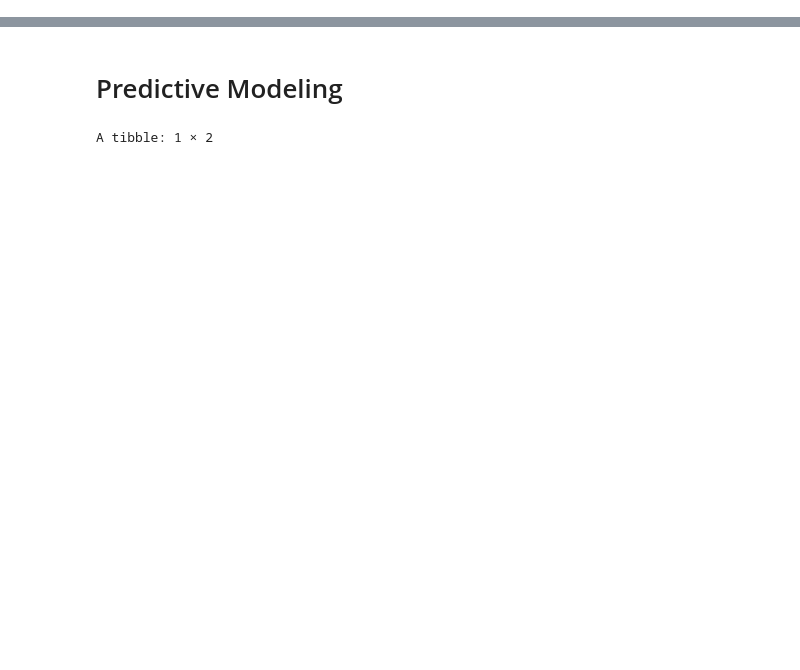
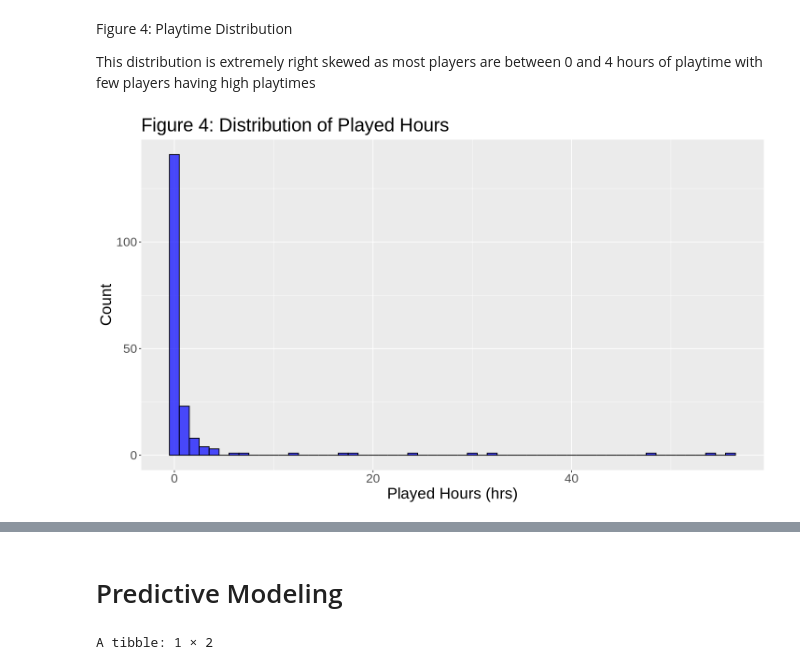
Before and after one commit to AndrewH-dsci/DSCI-Group-Project, a Jupyter notebook: Wrangling_and_Model_Code.ipynb, the cells around one changed output, grey strips where cells are left out. Cells and saved outputs as stored; diff of their text form; code cells hidden in the pictures; blank space fills up the shorter version.

```diff
--- a/Wrangling_and_Model_Code.ipynb
+++ b/Wrangling_and_Model_Code.ipynb
@@ -98,0 +154,13 @@ A tibble: 190 × 6
+# %% [markdown]
+Figure 4: Playtime Distribution
+
+This distribution is extremely right skewed as most players are between 0 and 4 hours of playtime with few players having high playtimes
+# %%
+options(repr.plot.width=12, repr.plot.height=7)
+played_hours_distribution<-ggplot(wrangled_data, aes(x=played_hours))+
+    geom_histogram(binwidth=1, fill="blue", color="black", alpha=0.7)+
+    labs(title="Figure 4: Distribution of Played Hours", x="Played Hours (hrs)", y="Count")+
+    theme(text=element_text(size=20))
+played_hours_distribution
+# %% [output]
+[figure, added]
```
Also changed, not shown: parts of 22 cells of this notebook.
